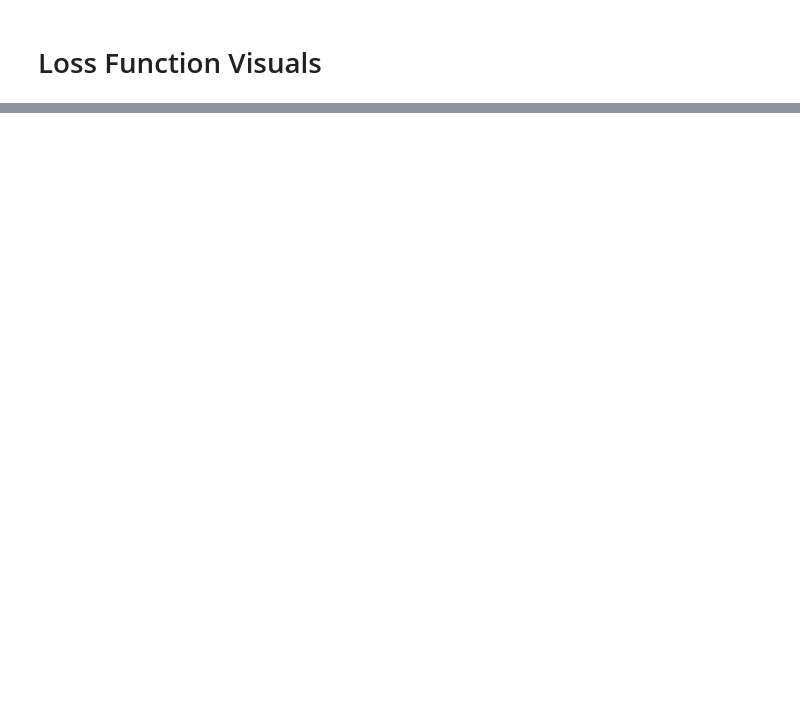
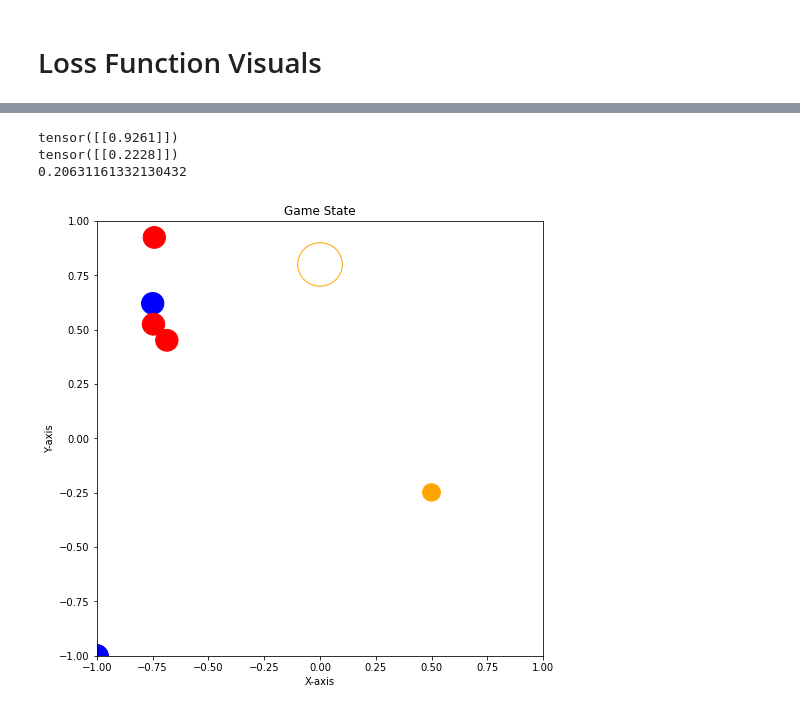
Before and after one commit to akarshkumar0101/basketball-rl, a Jupyter notebook: Basketball.ipynb, the cells around one changed output, grey strips where cells are left out. Cells and saved outputs as stored; diff of their text form; code cells hidden in the pictures; blank space fills up the shorter version.

```diff
--- a/Basketball.ipynb
+++ b/Basketball.ipynb
@@ -311,0 +427,16 @@ O Loss: 0.07314718514680862, D Loss: 0.07314718514680862
+# %%
+last_game_state = torch.rand(1, 11, 2)*2-1.
+last_game_state[:, 1:5, :] = -1
+last_game_state[:, 5:10, :] = last_game_state[:, :1, :]+torch.rand(1, 5, 2)-0.5
+pos_op = last_game_state[:, :1, :]
+pos_dp = last_game_state[:, idxs_dp, :]
+
+print(loss_shot(pos_op, pos_dp).item())
+
+show_game_state(last_game_state[0])
+plt.show()
+# %% [output]
+tensor([[0.9261]])
+tensor([[0.2228]])
+0.20631161332130432
+[figure, added]
```
Also changed, not shown: parts of 12 cells of this notebook.
